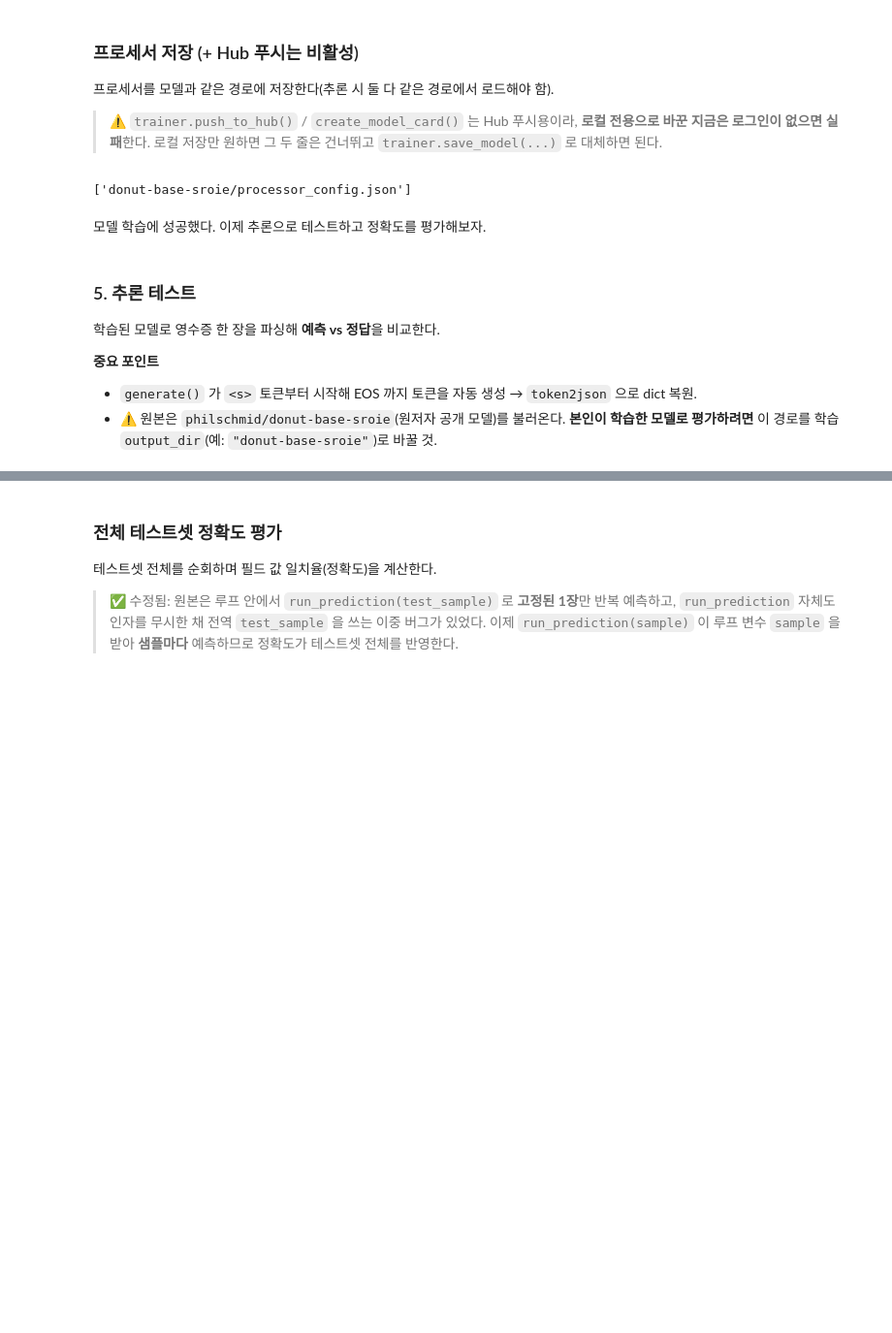
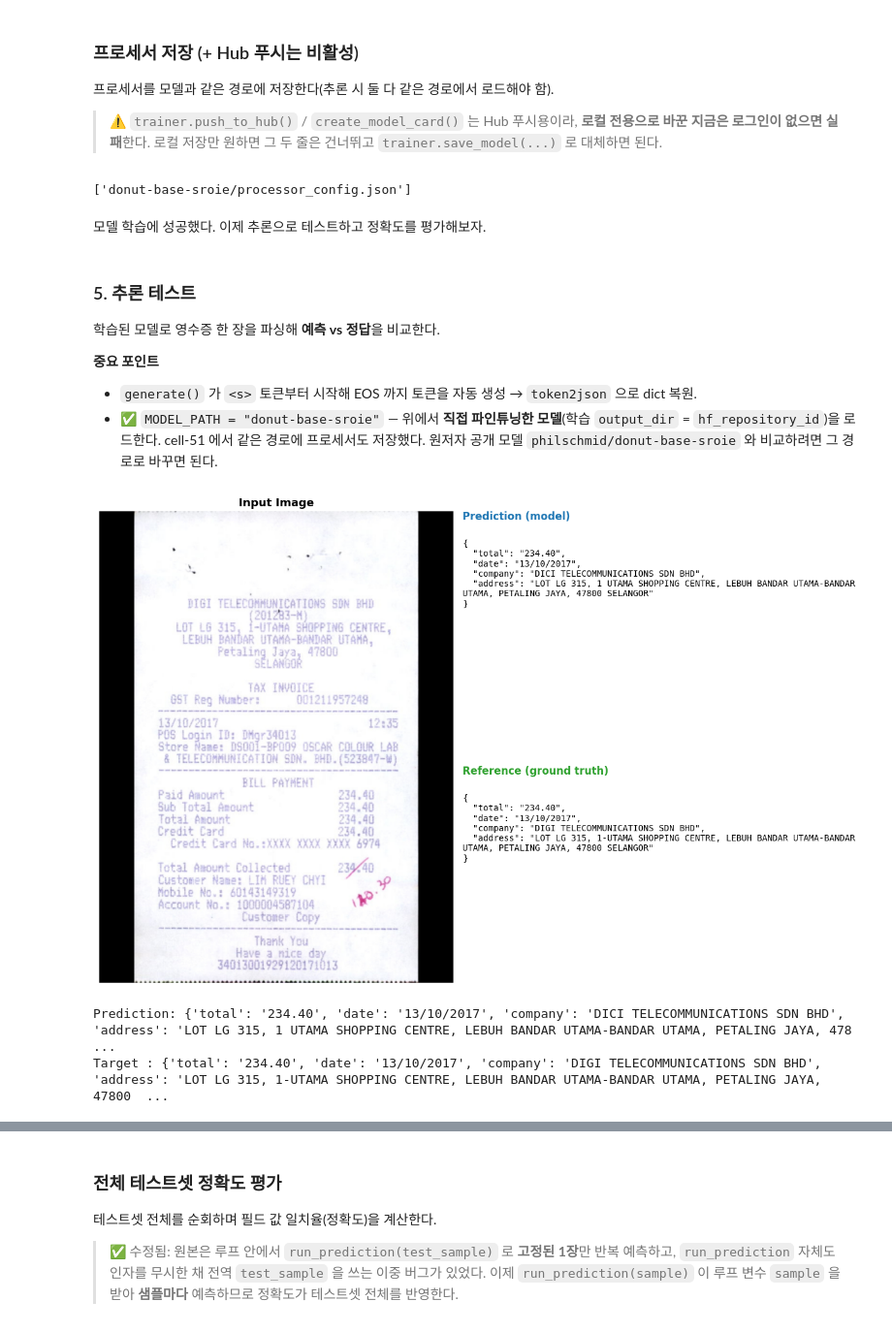
Before and after one commit to VLM-Doc-Analysis/Donut-VLM, a Jupyter notebook: SROIE_donut/donut_sroie.ipynb, the cells around one changed output, grey strips where cells are left out. Shown at 97% size. Drawn from its saved outputs; the diff is of its cells as text; code cells hidden in the pictures; blank space fills up the shorter version.

```diff
--- a/SROIE_donut/donut_sroie.ipynb
+++ b/SROIE_donut/donut_sroie.ipynb
@@ -339,10 +374,8 @@ processor.image_processor.do_align_long_axis = False
 # %%
 def _make_pixel_values(image, processor, train):
-    # transformers 버전별 random_padding 지원 차이 흡수.
-    # - 구버전(예: 5.3): preprocess 가 random_padding 인자를 받아 학습 증강 가능
-    #   (패딩 영역 안에서 이미지를 무작위 위치에 배치).
-    # - 신버전(5.12+): DonutImageProcessor 가 strict-kwargs 로 바뀌어 random_padding 을
-    #   더 이상 받지 않음 → TypeError. 내부적으로 중앙 패딩으로 고정되므로 인자 없이 호출.
+    # transformers 버전별(random_padding 지원/미지원) 자동 처리
+    #   - 구버전: random_padding 증강 지원
+    #   - 신버전(TypeError 발생): 중앙 패딩만 지원
     ip = processor.image_processor
     try:
         return ip(image, random_padding=train, return_tensors="pt").pixel_values.squeeze()
@@ -351,12 +384,9 @@ def _make_pixel_values(image, processor, train):
         return ip(image, return_tensors="pt").pixel_values.squeeze()
 
 
-def transform_and_tokenize(sample, processor=processor, split="train", max_length=512, ignore_id=-100):
-    # create tensor from image
-    # ⚠️ 예전 코드의 `try/except Exception: return {}` 는 제거했다.
-    #    모든 샘플이 같은 API 차이(random_padding)로 실패하면 빈 dict 가 반환돼
-    #    processed_dataset 가 조용히 0행이 되는 함정이었다(features=[], num_rows=0).
-    #    이제 버전 차이는 _make_pixel_values 가 흡수하고, 진짜 문제는 즉시 에러를 낸다.
+def transform_and_tokenize(sample, processor=processor, split="train", max_length=128, ignore_id=-100):
+    # 이미지는 텐서로 변환(_make_pixel_values에서 버전별 처리)
+    # 예외 발생 시 즉시 에러 반환(빈 dict 없이 안전)
     pixel_values = _make_pixel_values(sample["image"], processor, split == "train")
 
     # tokenize document
@@ -374,7 +404,17 @@ def transform_and_tokenize(sample, processor=processor, split="train", max_lengt
     return {"pixel_values": pixel_values, "labels": labels, "target_sequence": sample["text"]}
 
 # need at least 32-64GB of RAM to run this
-processed_dataset = proc_dataset.map(transform_and_tokenize, remove_columns=["image", "text"])
+# ── ArrowInvalid: offset overflow 방지 ─────────────────────────────────────
+# pixel_values 를 Arrow 가변길이 list 로 저장하면, 한 청크에 쌓인 float 요소 수가
+# int32 offset 한계(2^31 ≈ 2.15e9)를 넘으면 터진다.
+#   1280×960: 626장 × (3·1280·960) ≈ 2.31e9 > 2.15e9 → 기본 writer_batch_size(1000)면 한 청크라 초과.
+#   960×720 으로 낮추면 ≈1.30e9 로 한계 아래지만, 해상도와 무관히 안전하도록 청크를 잘게 쪼갠다.
+# writer_batch_size 를 낮춰 청크당 요소 수를 한계 아래로 유지한다.
+processed_dataset = proc_dataset.map(
+    transform_and_tokenize,
+    remove_columns=["image", "text"],
+    writer_batch_size=100,
+)
 # %%
 processed_dataset
 # %% [output]
@@ -578,13 +687,16 @@ TrainOutput(global_step=710, training_loss=0.1035676788696101, metrics={'train_r
 > ⚠️ `trainer.push_to_hub()` / `create_model_card()` 는 Hub 푸시용이라, **로컬 전용으로
 > 바꾼 지금은 로그인이 없으면 실패**한다. 로컬 저장만 원하면 그 두 줄은 건너뛰고
 > `trainer.save_model(...)` 로 대체하면 된다.
-# %%
-# Save processor and create model card
-processor.save_pretrained(hf_repository_id)
-# trainer.create_model_card()
-# trainer.push_to_hub()
-# %% [output]
-['donut-base-sroie/processor_config.json']
+# %%
+# Save model and processor to the same path (추론 셀이 둘을 같은 경로에서 로드)
+# ✅ load_best_model_at_end=True 라 trainer.model 은 best 체크포인트(최저 eval_loss)다.
+#    save_model 이 그 모델 가중치 + config 를 output_dir 최상위에 저장 → cell-54 가 안전하게 로드.
+trainer.save_model(hf_repository_id)
+processor.save_pretrained(hf_repository_id)
+# trainer.create_model_card()
+# trainer.push_to_hub()
+# %% [output]
+['donut-base-sroie/processor_config.json']
 # %% [markdown]
 모델 학습에 성공했다. 이제 추론으로 테스트하고 정확도를 평가해보자.
 # %% [markdown]
@@ -593,7 +705,7 @@ processor.save_pretrained(hf_repository_id)
 
 **중요 포인트**
 - `generate()` 가 `<s>` 토큰부터 시작해 EOS 까지 토큰을 자동 생성 → `token2json` 으로 dict 복원.
-- ⚠️ 원본은 `philschmid/donut-base-sroie`(원저자 공개 모델)를 불러온다. **본인이 학습한 모델로 평가하려면** 이 경로를 학습 `output_dir`(예: `"donut-base-sroie"`)로 바꿀 것.
+- ✅ `MODEL_PATH = "donut-base-sroie"` — 위에서 **직접 파인튜닝한 모델**(학습 `output_dir` = `hf_repository_id`)을 로드한다. cell-51 에서 같은 경로에 프로세서도 저장했다. 원저자 공개 모델 `philschmid/donut-base-sroie` 와 비교하려면 그 경로로 바꾸면 된다.
 # %%
 import re
 import transformers
@@ -608,9 +720,10 @@ transformers.logging.disable_default_handler()
 
 
 # Load our model from Hugging Face
-# ⚠️ 본인이 학습한 모델로 평가하려면 아래를 학습 output_dir(예: "donut-base-sroie")로 바꾼다.
-#    그대로 두면 원저자 공개 모델을 평가하므로, 위에서 학습한 모델과는 무관하다.
-MODEL_PATH = "philschmid/donut-base-sroie"   # or "donut-base-sroie"
+# ✅ 본인이 학습한 모델로 평가한다. 학습 셀(cell-45)의 output_dir = hf_repository_id = "donut-base-sroie".
+#    cell-51 에서 같은 경로에 프로세서도 저장했으므로 모델/프로세서를 함께 로드한다.
+#    (원저자 공개 모델로 비교하려면 "philschmid/donut-base-sroie" 로 되돌린다.)
+MODEL_PATH = "donut-base-sroie"   # or "philschmid/donut-base-sroie"
 processor = DonutProcessor.from_pretrained(MODEL_PATH)
 model = VisionEncoderDecoderModel.from_pretrained(MODEL_PATH)
 
@@ -660,31 +773,35 @@ import json as _json
 _pv  = np.array(test_sample["pixel_values"]).transpose(1, 2, 0)   # (C,H,W) → (H,W,C)
 _img = (((_pv + 1) / 2) * 255).clip(0, 255).astype(np.uint8)      # [-1,1] → [0,255]
 
 fig, (ax_img, ax_txt) = plt.subplots(1, 2, figsize=(13, 8),
                                      gridspec_kw={"width_ratios": [1, 1.1]})
 
 # 왼쪽: 입력 영수증 이미지
 ax_img.imshow(_img)
 ax_img.axis("off")
 ax_img.set_title("Input Image", fontsize=13, fontweight="bold")
 
 # 오른쪽: 예측(Prediction) + 정답(Reference)을 JSON 텍스트로
 ax_txt.axis("off")
 _pred = _json.dumps(prediction, ensure_ascii=False, indent=2)
 _gt   = _json.dumps(target,     ensure_ascii=False, indent=2)
 ax_txt.text(0.0, 1.00, "Prediction (model)", transform=ax_txt.transAxes,
             fontsize=12, fontweight="bold", color="tab:blue", va="top")
 ax_txt.text(0.0, 0.94, _pred, transform=ax_txt.transAxes,
             fontsize=10, family="monospace", va="top", wrap=True)
 ax_txt.text(0.0, 0.46, "Reference (ground truth)", transform=ax_txt.transAxes,
             fontsize=12, fontweight="bold", color="tab:green", va="top")
 ax_txt.text(0.0, 0.40, _gt, transform=ax_txt.transAxes,
             fontsize=10, family="monospace", va="top", wrap=True)
 
 plt.tight_layout()
 plt.show()
 
 # 텍스트로도 한 번 더 출력
 print(f"Prediction: {prediction}")
 print(f"Target : {target}")
+# %% [output]
+[figure, added]
+Prediction: {'total': '234.40', 'date': '13/10/2017', 'company': 'DICI TELECOMMUNICATIONS SDN BHD', 'address': 'LOT LG 315, 1 UTAMA SHOPPING CENTRE, LEBUH BANDAR UTAMA-BANDAR UTAMA, PETALING JAYA, 478 ...
+Target : {'total': '234.40', 'date': '13/10/2017', 'company': 'DIGI TELECOMMUNICATIONS SDN BHD', 'address': 'LOT LG 315, 1-UTAMA SHOPPING CENTRE, LEBUH BANDAR UTAMA-BANDAR UTAMA, PETALING JAYA, 47800  ...
 # %% [markdown]
```
Also changed, not shown: parts of 20 cells of this notebook.
